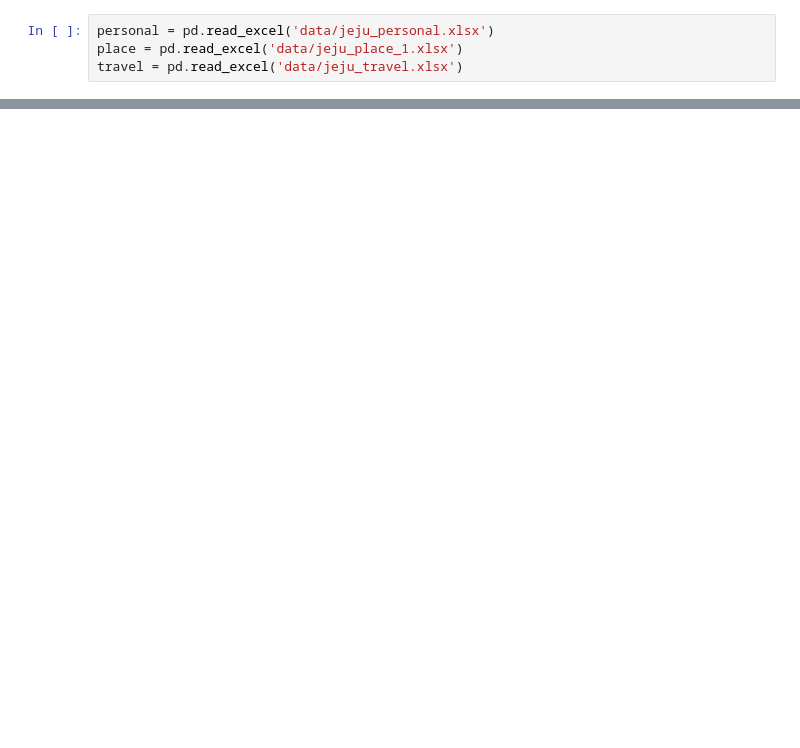
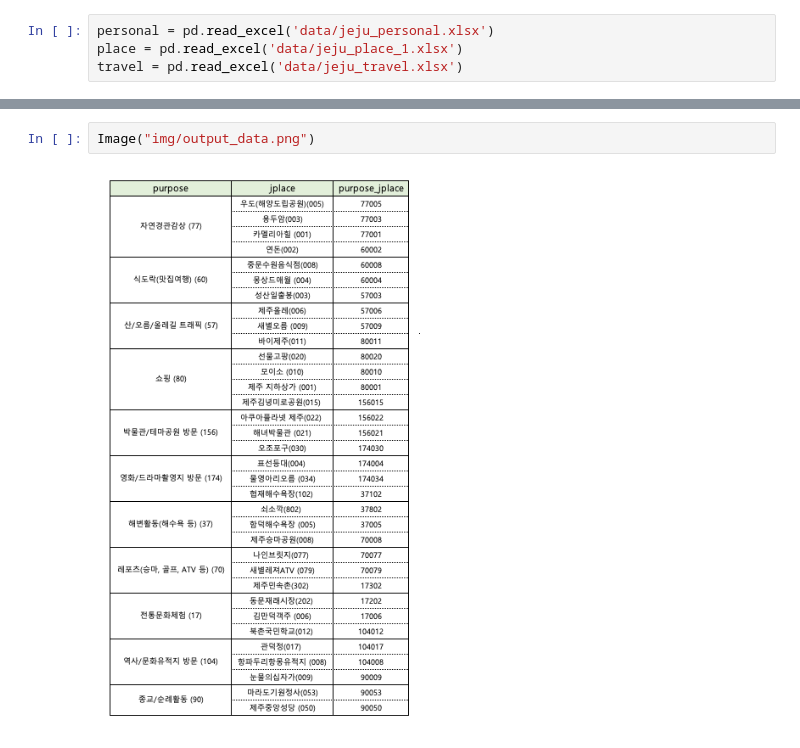
Before and after one commit to Jeju-Travel-AITeam/jeju_recommendation_system, a Jupyter notebook: jeju_recommendation_system.ipynb, the cells around one changed output, grey strips where cells are left out. Saved outputs shown, nothing was run; the diff lists cells and outputs as text; blank space fills up the shorter version.

```diff
--- a/jeju_recommendation_system.ipynb
+++ b/jeju_recommendation_system.ipynb
@@ -319,0 +388,4 @@ top_match(act_data_pid, 181818)
+# %%
+Image("img/output_data.png")
+# %% [output]
+[figure, added]
```
Also changed, not shown: parts of 7 cells of this notebook.
